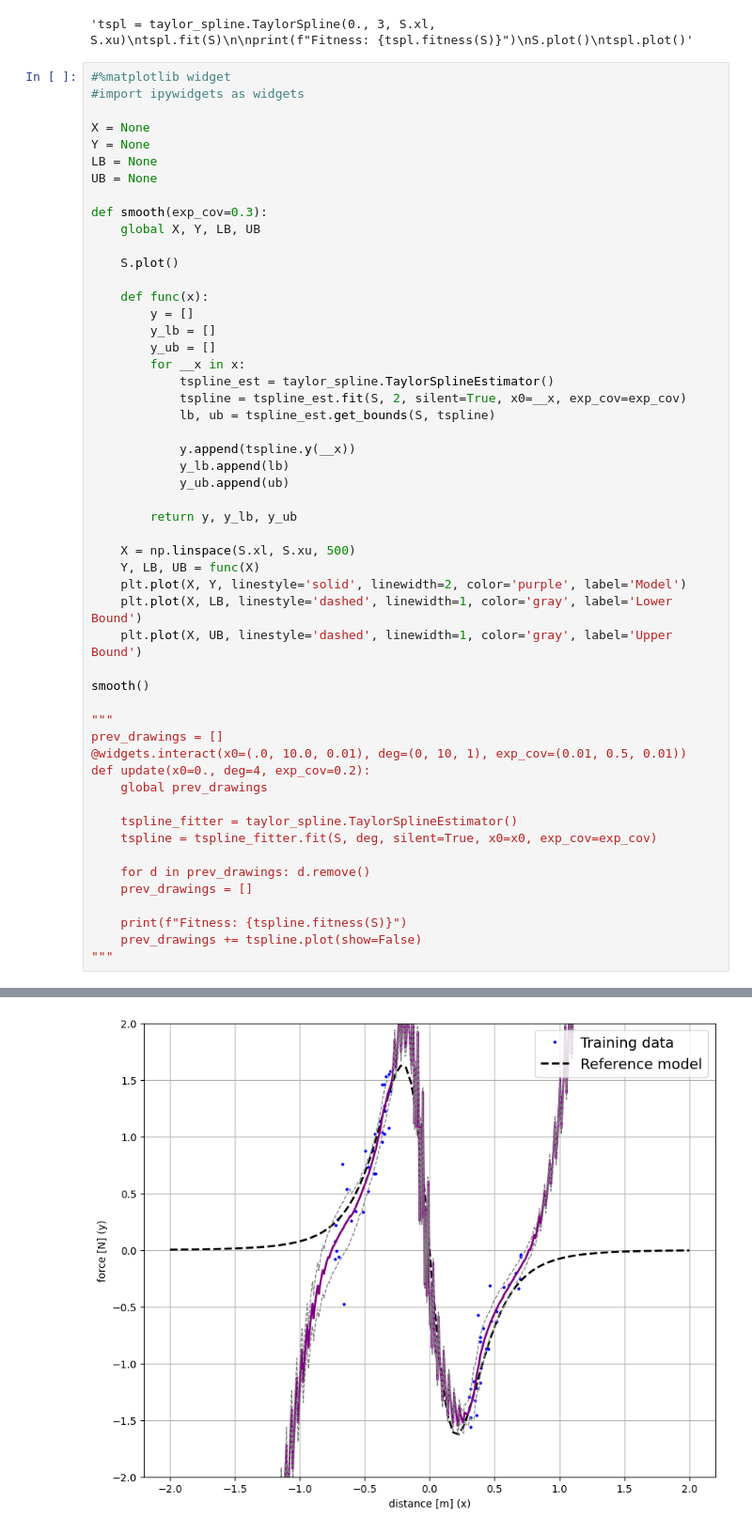
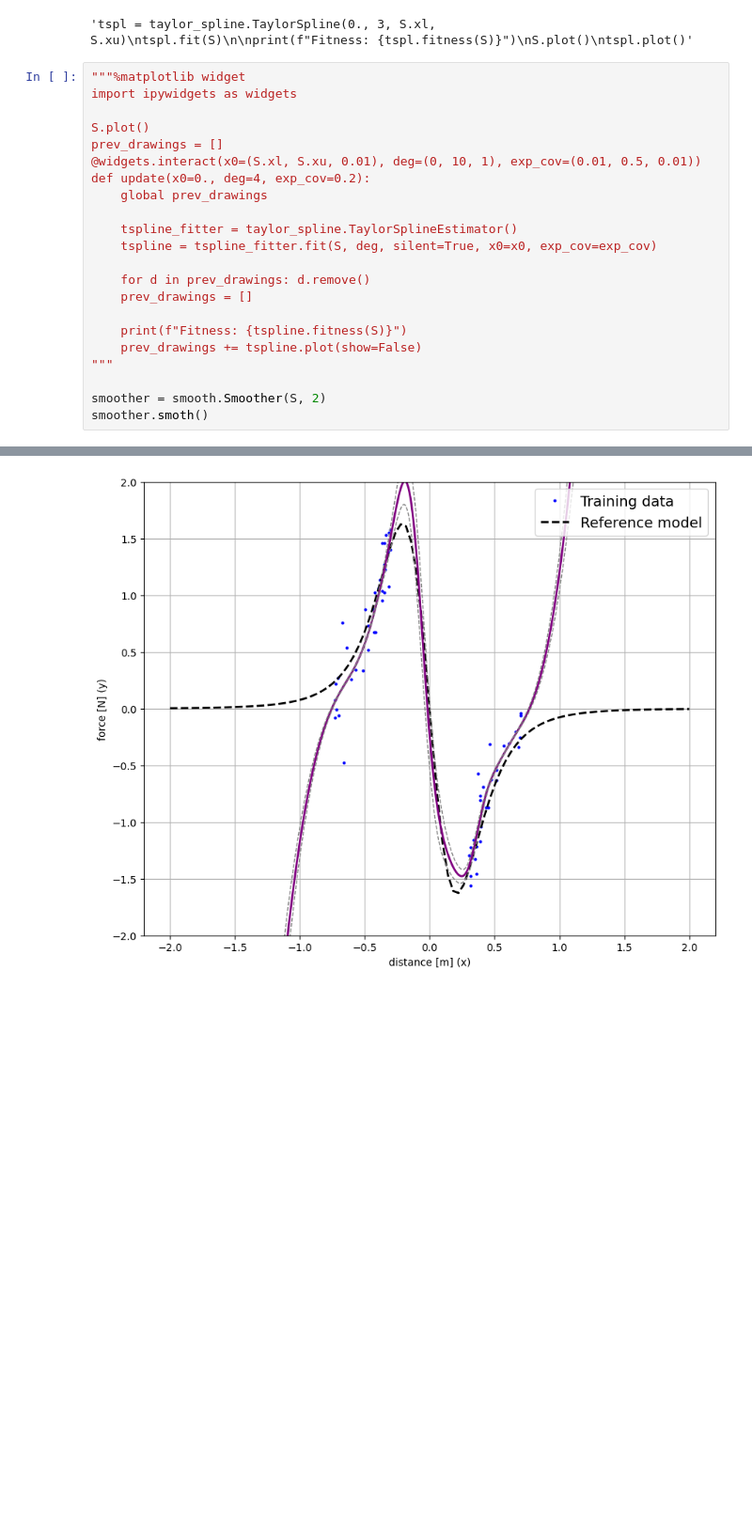
Before and after one commit to AgostinoRizzo/genpro, a Jupyter notebook: symbreg-taylor.ipynb, the cells around one changed output, grey strips where cells are left out. Shown at 94% size. Saved outputs shown, nothing was run; the diff lists cells and outputs as text; blank space fills up the shorter version.

Commit message:
Add smoother.

```diff
--- a/symbreg-taylor.ipynb
+++ b/symbreg-taylor.ipynb
@@ -29,45 +27,12 @@ tspl.plot()"""
 # %% [output]
 'tspl = taylor_spline.TaylorSpline(0., 3, S.xl, S.xu)\ntspl.fit(S)\n\nprint(f"Fitness: {tspl.fitness(S)}")\nS.plot()\ntspl.plot()'
 # %%
-#%matplotlib widget
-#import ipywidgets as widgets
+"""%matplotlib widget
+import ipywidgets as widgets
 
-X = None
-Y = None
-LB = None
-UB = None
-
-def smooth(exp_cov=0.3):
-    global X, Y, LB, UB
-
-    S.plot()
-
-    def func(x):
-        y = []
-        y_lb = []
-        y_ub = []
-        for __x in x:
-            tspline_est = taylor_spline.TaylorSplineEstimator()
-            tspline = tspline_est.fit(S, 2, silent=True, x0=__x, exp_cov=exp_cov)
-            lb, ub = tspline_est.get_bounds(S, tspline)
-
-            y.append(tspline.y(__x))
-            y_lb.append(lb)
-            y_ub.append(ub)
-
-        return y, y_lb, y_ub
-
-    X = np.linspace(S.xl, S.xu, 500)
-    Y, LB, UB = func(X)
-    plt.plot(X, Y, linestyle='solid', linewidth=2, color='purple', label='Model')
-    plt.plot(X, LB, linestyle='dashed', linewidth=1, color='gray', label='Lower Bound')
-    plt.plot(X, UB, linestyle='dashed', linewidth=1, color='gray', label='Upper Bound')
-
-smooth()
-
-"""
+S.plot()
 prev_drawings = []
-@widgets.interact(x0=(.0, 10.0, 0.01), deg=(0, 10, 1), exp_cov=(0.01, 0.5, 0.01))
+@widgets.interact(x0=(S.xl, S.xu, 0.01), deg=(0, 10, 1), exp_cov=(0.01, 0.5, 0.01))
 def update(x0=0., deg=4, exp_cov=0.2):
     global prev_drawings
 
@@ -80,4 +45,7 @@ def update(x0=0., deg=4, exp_cov=0.2):
     print(f"Fitness: {tspline.fitness(S)}")
     prev_drawings += tspline.plot(show=False)
 """
+
+smoother = smooth.Smoother(S, 2)
+smoother.smoth()
 # %% [output]
@@ -85 +52 @@ def update(x0=0., deg=4, exp_cov=0.2):
-[figure, old version]
+[figure, new version]
```
Also changed, not shown: parts of 3 cells of this notebook, 2 other files.
